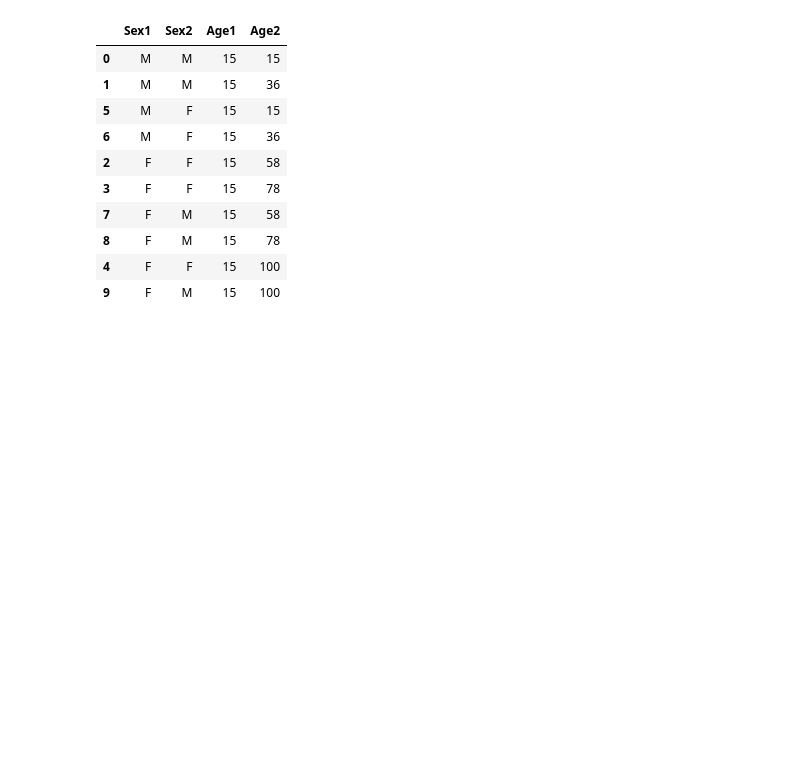
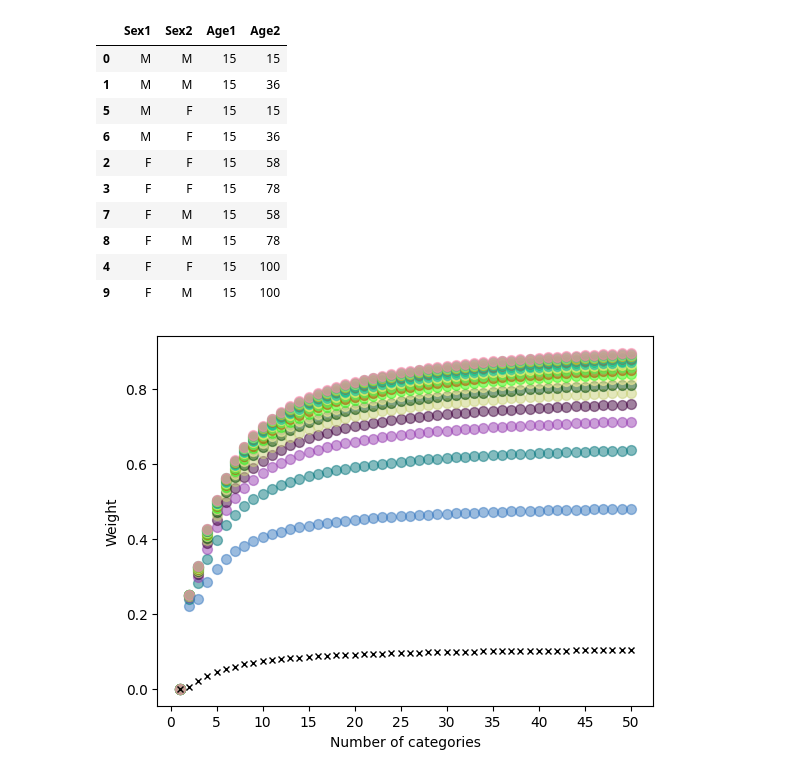
Before and after one commit to chrico-bu-uab/gower, a Jupyter notebook: examples.ipynb, the cells around one changed output. Cells and saved outputs as stored; diff of their text form; code cells hidden in the pictures; blank space fills up the shorter version.

```diff
--- a/examples.ipynb
+++ b/examples.ipynb
@@ -70,3 +70,24 @@ df.loc[np.argsort(np.diag(gower_matrix(df[["Sex1", "Age1"]].to_numpy(), df[["Sex
 | 8 | F | M | 15 | 78 |
 | 4 | F | F | 15 | 100 |
 | 9 | F | M | 15 | 100 |
+# %%
+import matplotlib.pyplot as plt
+import matplotlib.colors as mcolors
+
+colors = mcolors._colors_full_map
+
+for i in range(1, 51):
+    X = []
+    for j in range(2, 21):
+        x = get_cat_weight(list(''.join(chr(k) for k in range(i))) * j)
+        plt.scatter(i, x, c=colors[list(colors)[j * 10]],
+                    alpha=0.5, s=50)
+        X.append(x)
+    plt.plot(i, np.std(X), 'kx', markersize=5)
+plt.xticks(range(0, 51, 5))
+plt.xlabel("Number of categories")
+plt.ylabel("Weight")
+
+plt.show()
+# %% [output]
+[figure, added]
```
Also changed, not shown: parts of 2 cells of this notebook.
